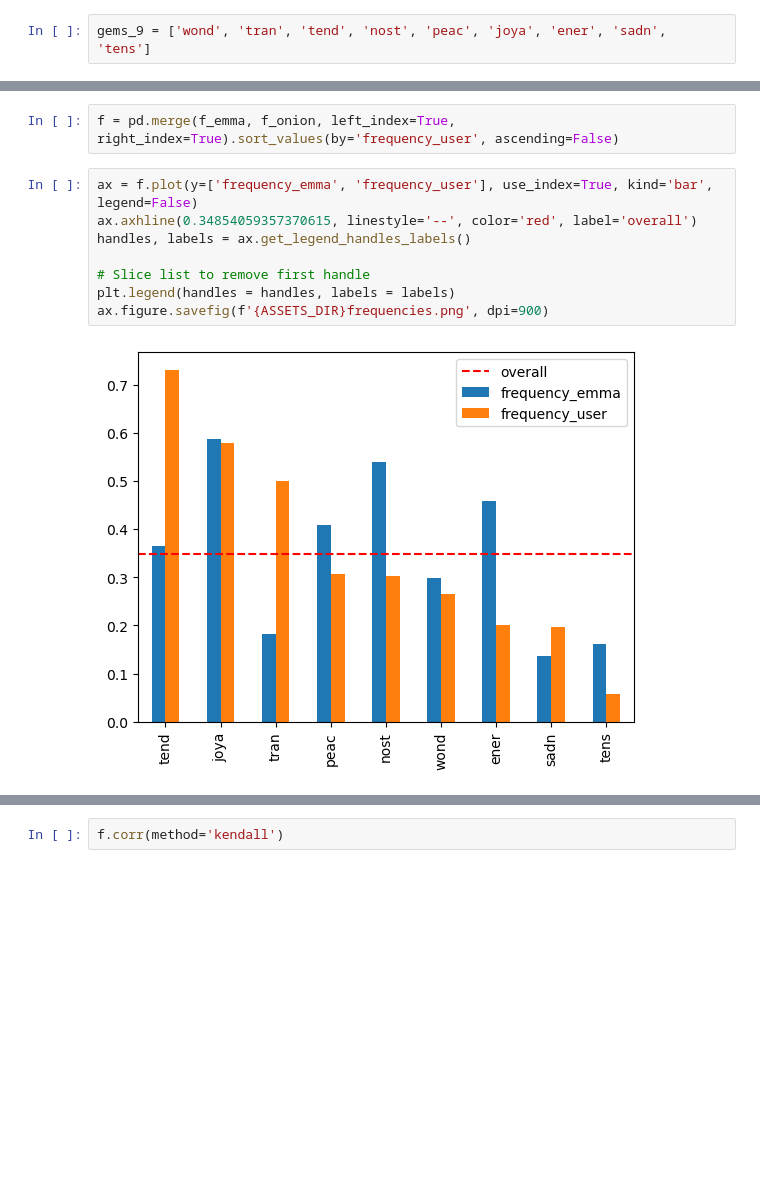
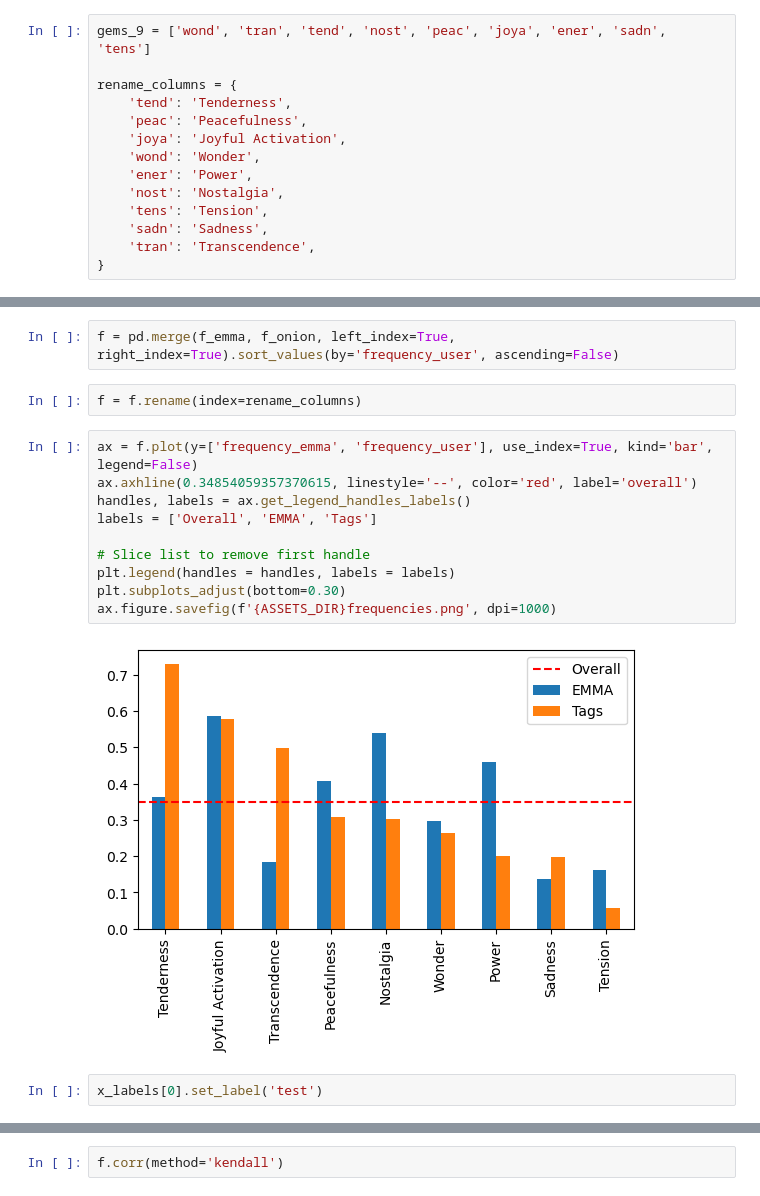
Before and after one commit to mmosc/emo-mrs, a Jupyter notebook: notebooks/psyias2024/correlation.ipynb, the cells around one changed output, grey strips where cells are left out. Drawn from its saved outputs; the diff is of its cells as text; blank space fills up the shorter version.

```diff
--- a/notebooks/psyias2024/correlation.ipynb
+++ b/notebooks/psyias2024/correlation.ipynb
@@ -8,5 +10,17 @@ onion_bin_to_compare = pd.read_csv(DATA_DIR + 'onion_bin_to_compare.csv')
 emma_bin_to_compare = pd.read_csv(DATA_DIR + 'emma_bin_to_compare.csv')
 # %%
 gems_9 = ['wond', 'tran', 'tend', 'nost', 'peac', 'joya', 'ener', 'sadn', 'tens']
+
+rename_columns = {
+    'tend': 'Tenderness',
+    'peac': 'Peacefulness',
+    'joya': 'Joyful Activation',
+    'wond': 'Wonder',
+    'ener': 'Power',
+    'nost': 'Nostalgia',
+    'tens': 'Tension',
+    'sadn': 'Sadness',
+    'tran': 'Transcendence',
+}
 # %% [markdown]
 Emotion-wise Cohen's Kappa
@@ -41,13 +71,19 @@ f_onion = f_onion.sum() / len(f_onion)
 f_onion.name = 'frequency_user'
 # %%
 f = pd.merge(f_emma, f_onion, left_index=True, right_index=True).sort_values(by='frequency_user', ascending=False)
+# %%
+f = f.rename(index=rename_columns)
 # %%
 ax = f.plot(y=['frequency_emma', 'frequency_user'], use_index=True, kind='bar', legend=False)
 ax.axhline(0.34854059357370615, linestyle='--', color='red', label='overall')
 handles, labels = ax.get_legend_handles_labels()
+labels = ['Overall', 'EMMA', 'Tags']
 
 # Slice list to remove first handle
 plt.legend(handles = handles, labels = labels)
-ax.figure.savefig(f'{ASSETS_DIR}frequencies.png', dpi=900)
+plt.subplots_adjust(bottom=0.30)
+ax.figure.savefig(f'{ASSETS_DIR}frequencies.png', dpi=1000)
 # %% [output]
-[figure, old version]
+[figure, new version]
+# %%
+x_labels[0].set_label('test')
```
Also changed, not shown: parts of 11 cells of this notebook, 2 other files.
